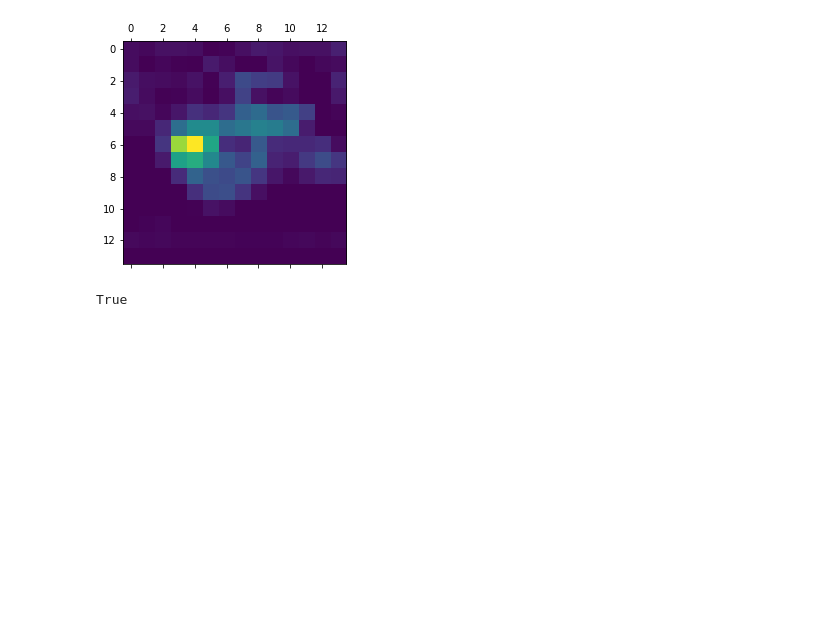
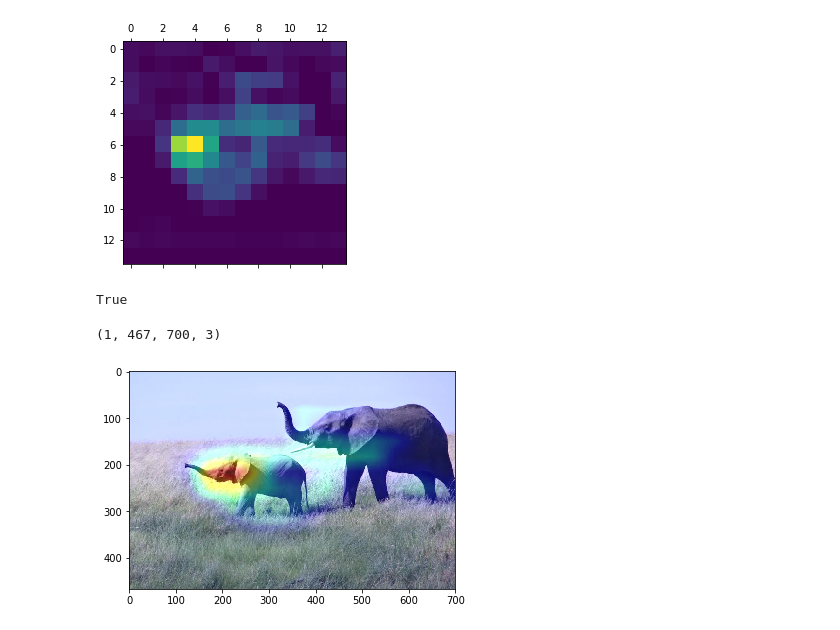
Before and after one commit to gsailesh/Learnings_2018, a Jupyter notebook: DL_With_Py_Chollet/Visualizing_convnet_layers_part2.ipynb, the cells around one changed output. Saved outputs shown, nothing was run; the diff lists cells and outputs as text; code cells hidden in the pictures; blank space fills up the shorter version.

```diff
--- a/DL_With_Py_Chollet/Visualizing_convnet_layers_part2.ipynb
+++ b/DL_With_Py_Chollet/Visualizing_convnet_layers_part2.ipynb
@@ -54,9 +67,14 @@ Use the feature map from the output of the last convolution layer in VGG16 - blo
 '''
 
 prediction_output = model.output[:,386]
+prediction_output = K.print_tensor(prediction_output,message='prediction_output = ') # not working!?
+
+# Here, its a Keras Conv2D layer
 final_conv_layer = model.get_layer(FINAL_CONV_LAYER)
 
+# FINAL_CONV_OUTPUT_SHAPE is (None, 14, 14, 512) - only 512 is needed hereafter
 FINAL_CONV_OUTPUT_SHAPE = FINAL_CONV_OUTPUT_SHAPE[len(FINAL_CONV_OUTPUT_SHAPE)-1]
+# print(FINAL_CONV_OUTPUT_SHAPE)
 # %%
 '''
 Gradient CAM approach calculates the gradient for
@@ -114,3 +145,16 @@ superimposed_image = heatmap_resized * 0.4 + actual_image # 0.4 is the heatmap i
 cv2.imwrite('data/Misc/female-elephant_cam.jpg', superimposed_image)
 # %% [output]
 True
+# %%
+img = image.load_img('data/Misc/female-elephant_cam.jpg',target_size=(superimposed_image.shape[0],superimposed_image.shape[1]))
+img_tensor = image.img_to_array(img)
+img_tensor = np.expand_dims(img_tensor, axis=0)
+img_tensor /= 255.
+
+print(img_tensor.shape)
+
+plt.imshow(img_tensor[0])
+plt.show()
+# %% [output]
+(1, 467, 700, 3)
+[figure, added]
```
Also changed, not shown: parts of 4 cells of this notebook, 1 other file.
